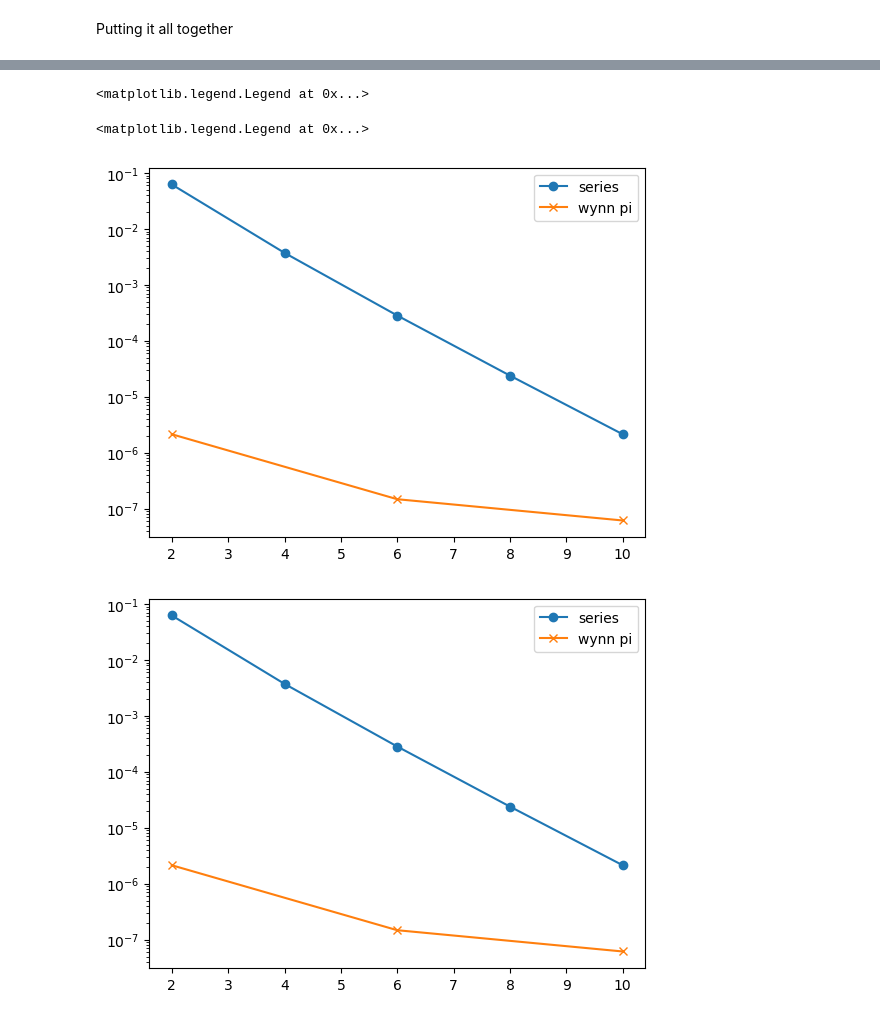
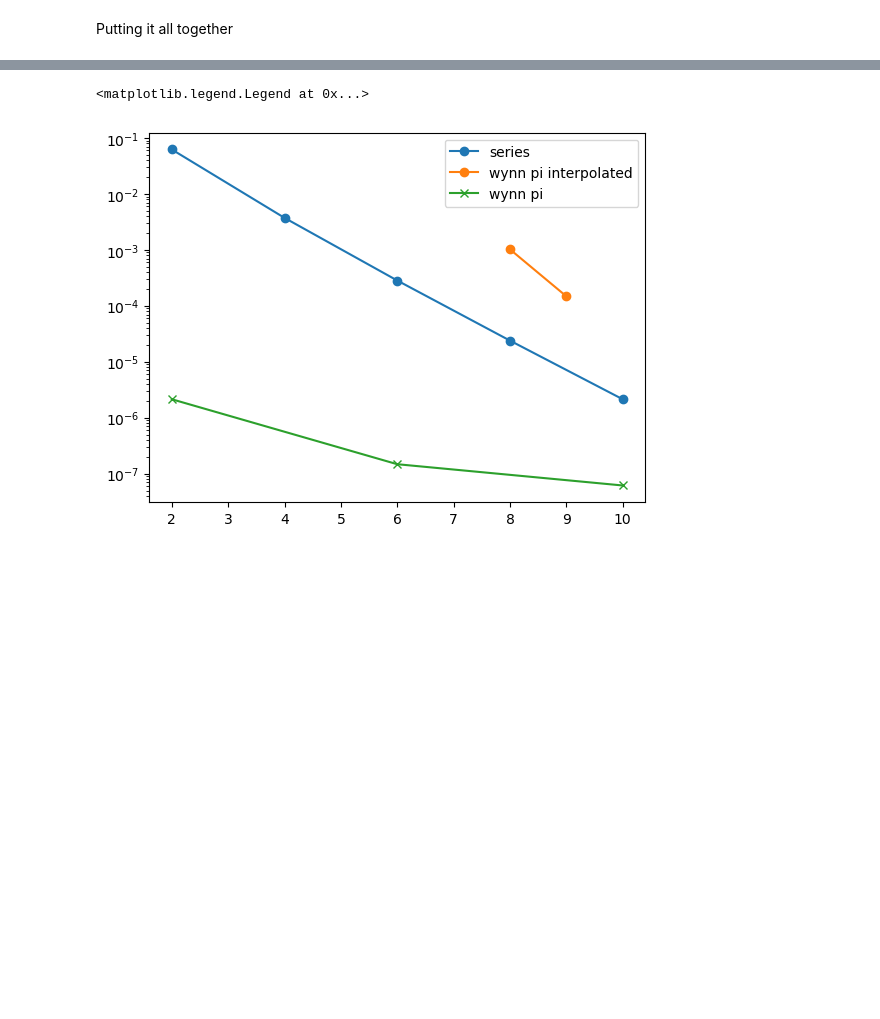
Before and after one commit to wbennett39/Nested_SN, a Jupyter notebook: CC_Nested.ipynb, the cells around one changed output, grey strips where cells are left out. Cells and saved outputs as stored; diff of their text form; code cells hidden in the pictures; blank space fills up the shorter version.

```diff
--- a/CC_Nested.ipynb
+++ b/CC_Nested.ipynb
@@ -825,4 +734,8 @@ array([0.00000000e+00, 3.14159051e+00, 4.58820908e+04, 3.14159251e+00,
 # %%
 plt.plot(n_table, pi_table, '-o', mfc = 'none')
 plt.plot(dense_pi_table[0], dense_pi_table[1], '-x')
+interp_p1 = interp1d(n_table, pi_table)
+plt.plot(dense_pi_table[0], interp_p1(dense_pi_table[0]))
+dense_interpolated = interp_p1(dense_pi_table[0])
+wynn_dense_pi_interpolated = wynn_epsilon(dense_interpolated)
 # %% [output]
@@ -860,12 +774,11 @@ np.min(np.abs(wynn_sparse_pi-math.pi))
 # %%
 plt.semilogy(n_table, np.abs(pi_table-math.pi), '-o', label = 'series')
-# plt.semilogy(ns_dense, np.abs(math.pi-res_dense), '-o', label = 'wynn pi interpolated')
+
+plt.semilogy(dense_pi_table[0][8:], np.abs(math.pi-wynn_dense_pi_interpolated[7:,7]), '-o', label = 'wynn pi interpolated')
 plt.semilogy(ns_sparse, np.abs(math.pi-res_sparse), '-x', label = 'wynn pi')
 plt.legend()
 # %% [output]
 <matplotlib.legend.Legend at 0x...>
-<matplotlib.legend.Legend at 0x...>
-[figure, old version]
+[figure, new version]
-[figure, removed]
 # %%
 np.array([15])
```
Also changed, not shown: parts of 44 cells of this notebook, 21 other files.
